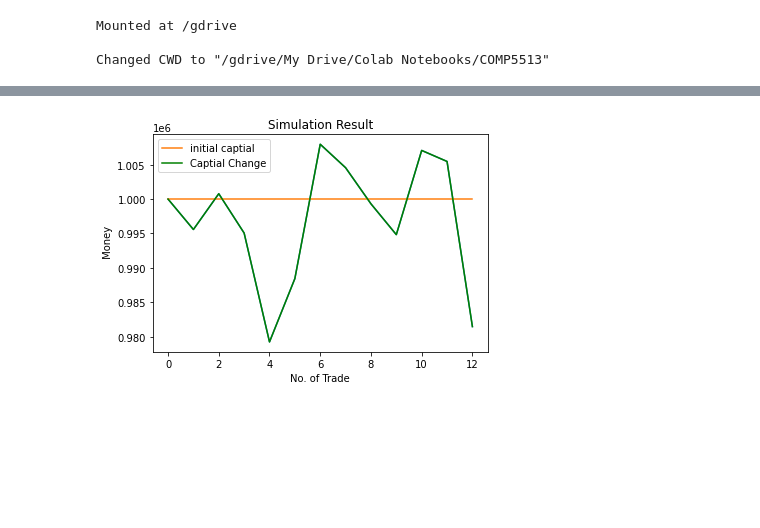
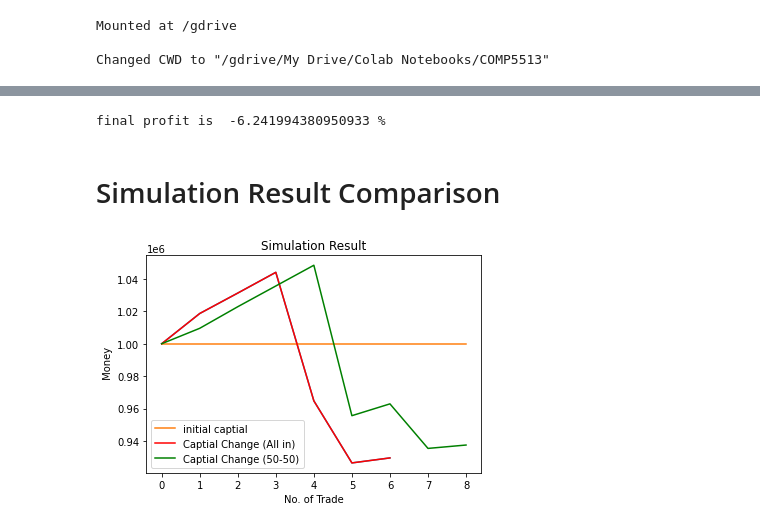
Before and after one commit to joechan22/financial-computing-proj, a Jupyter notebook: back_test.ipynb, the cells around one changed output, grey strips where cells are left out. Cells and saved outputs as stored; diff of their text form; code cells hidden in the pictures; blank space fills up the shorter version.

Commit message:
finalize the back test result and adding the linear regression model

```diff
--- a/back_test.ipynb
+++ b/back_test.ipynb
@@ -148,5 +155,5 @@ stock_data
 # %%
-stock_final = stock_data.drop(['Open','Volume','bollinger_mavg','ichimoku_conversion_line'],1)
+stock_final = stock_data.drop(['Open','Volume','bollinger_mavg','ichimoku_conversion_line', 'SMA_10', 'SMA_30', 'SMA_50'],1)
 
 features = 11 #including the close price
 
@@ -154,7 +161,6 @@ window_size = 60
 week = 7
 X = []
 Y = []
-#print(stock_final)
 for i in range(0 , len(stock_data) - window_size , 1):
   X.append(np.array(stock_final.iloc[i:i+window_size,:]).reshape(window_size * features,1))
   Y.append(np.array(stock_data.iloc[i+window_size,3]).reshape(1,1))
@@ -164,17 +170,6 @@ test_label = np.array(Y)
 test_X = test_X.reshape(test_X.shape[0],features,window_size,1)
 
 stock_final
-# train_X,test_X,train_label,test_label = train_test_split(X, Y, test_size=1,shuffle=False)
-# len_t = len(train_X)
-# # train_X,valid_X,train_label,valid_label = train_test_split(train_X, train_label, test_size=0.2,shuffle=True)
-# train_X = np.array(train_X)
-# test_X = np.array(test_X)
-# train_label = np.array(train_label)
-# test_label = np.array(test_label)
-# # valid_label = np.array(valid_label)
-# # valid_X = np.array(valid_X)
-# train_X = train_X.reshape(train_X.shape[0],features,window_size,1)
-# test_X = test_X.reshape(test_X.shape[0],features,window_size,1)
 # %% [output]
 |  | High | Low | Close | macd | macd_signal | rsi | bollinger_hband | bollinger_lbond | ... |
 | Date |  |  |  |  |  |  |  |  | ... |
@@ -257,11 +212,11 @@ def rsi_signal(rsi):
   else:
     return 0
 
-def predict_signal(current, predict, threshold=0.05):
+def predict_signal(current, predict, threshold=0.01, bypass=False):
   diff = (current - predict)/current
   # print(diff)
   #if True:
-  if abs(diff) >= threshold:
+  if abs(diff) >= threshold or bypass:
     if np.sign(diff) > 0:
       return -1
     else:
@@ -269,14 +224,22 @@ def predict_signal(current, predict, threshold=0.05):
   else:
     return 0
 
+def sma_signal(curr_price, sma):
+  if (curr_price > sma):
+    return -1
+  elif (curr_price < sma):
+    return 1
+  else:
+    return 0
+
 #moving average -> may test later
 #all in/ all out Vs.
-def trade(price, capital, state, stock, rsi, macd, ml, bb, threshold=0.15, min_lot=500):
+def trade(price, capital, state, stock, rsi, macd, ml, bb, sma, trade_ratio, threshold=0.2, min_lot=500):
   remain = 0
-  score = rsi*0.2+macd*0.2+bb*0.2+ml*0.4
+  score = rsi*0.2+macd*0.2+bb*0.2+ml*0.2+sma*0.2
   #print(score)
   if score > threshold and state != 1:
-    lots = math.floor(capital*score / (price*min_lot))
+    lots = math.floor(capital*trade_ratio / (price*min_lot))
     amount = price * lots * min_lot
     if lots > 1 and capital > amount:
       remain = capital - amount
@@ -325,11 +288,12 @@ for index, row in testing_data.iterrows():
     continue
   if count < len(predicted)-1:
     rsi_sig = rsi_signal(row['rsi'])
-    ml_sig = predict_signal(row['Close'], predicted[count][0])
+    ml_sig = predict_signal(row['Close'], predicted[count][0], bypass=True)
     macd_sig = macd_signal(row['macd'], p_macd, row['macd_signal'], p_signal)
     bollinger_sig = bollinger_signal(prev_r, row)
+    sma_sig = sma_signal(row['Close'], row['SMA_50'])
     #print(rsi_sig, macd_sig, bollinger_sig, ml_sig, row['Close'], predicted[count][0])
-    remain, lots, state = trade(row['Close'],cash_in_hand, init_state, init_stock, rsi_sig,macd_sig,ml_sig,bollinger_sig)
+    remain, lots, state = trade(row['Close'],cash_in_hand, init_state, init_stock, rsi_sig,macd_sig,ml_sig,bollinger_sig,sma_sig, trade_ratio=1)
     if (remain != None):
       cash_in_hand = remain
       init_state = state
@@ -385,14 +417,22 @@ final profit is  -1.8529984474182082 %
+# %%
+final_profit = money_sequence_50[-1]/init_capital - 1
+print("final profit is ", final_profit*100,"%")
+# %% [output]
+final profit is  -6.241994380950933 %
+# %% [markdown]
+# Simulation Result Comparison
 # %%
 plt.plot(money_sequence)
 
-x_coordinates = [i for i in range(len(money_sequence))]
-y_coordinates = [1000000]*len(money_sequence)
+x_coordinates = [i for i in range(len(money_sequence_50))]
+y_coordinates = [1000000]*len(money_sequence_50)
 plt.plot(x_coordinates, y_coordinates, label = 'initial captial')
-plt.plot(money_sequence, color = 'green', label = 'Captial Change')
+plt.plot(money_sequence, color = 'red', label = 'Captial Change (All in)')
+plt.plot(money_sequence_50, color = 'green', label = 'Captial Change (50-50)')
 plt.title('Simulation Result')
 plt.xlabel('No. of Trade')
 plt.ylabel(' Money')
 plt.legend()
 plt.show()
 # %% [output]
-[figure, old version]
+[figure, new version]
```
Also changed, not shown: parts of 19 cells of this notebook, 2 other files.
